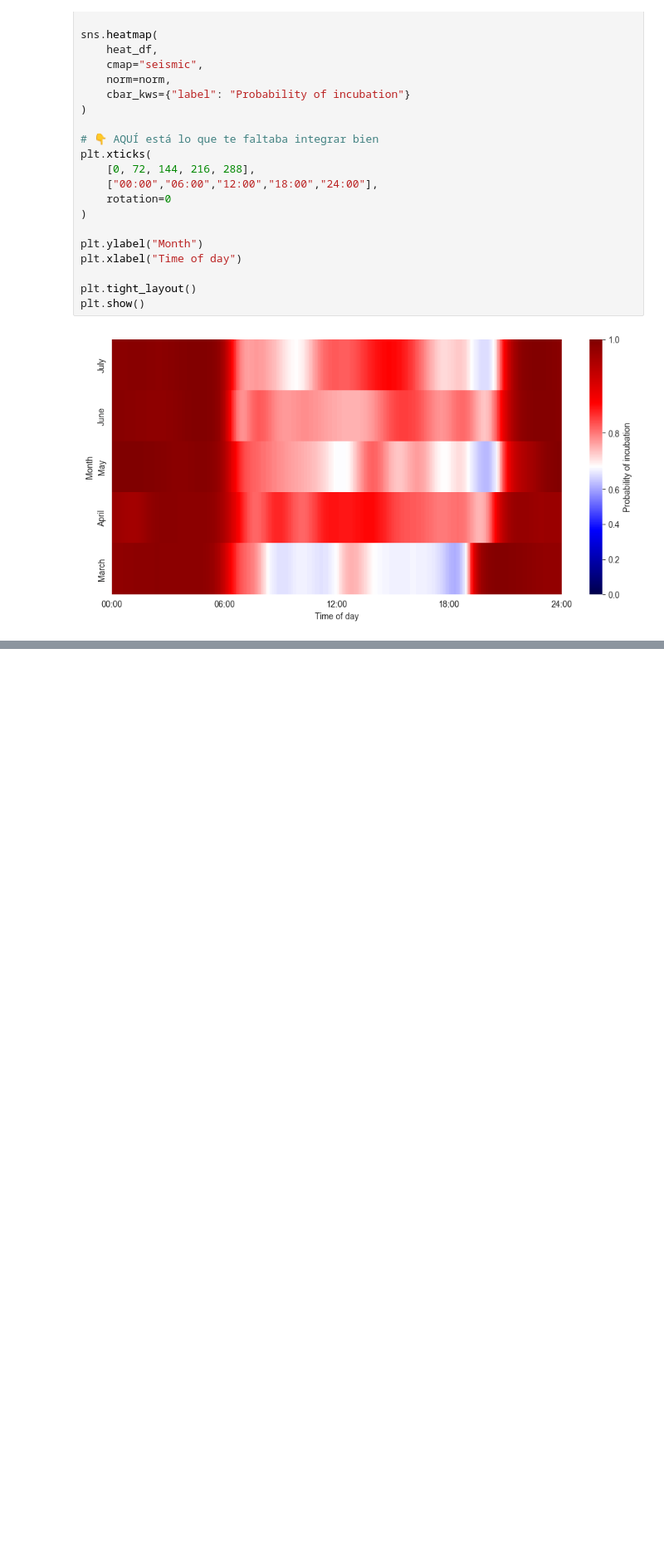
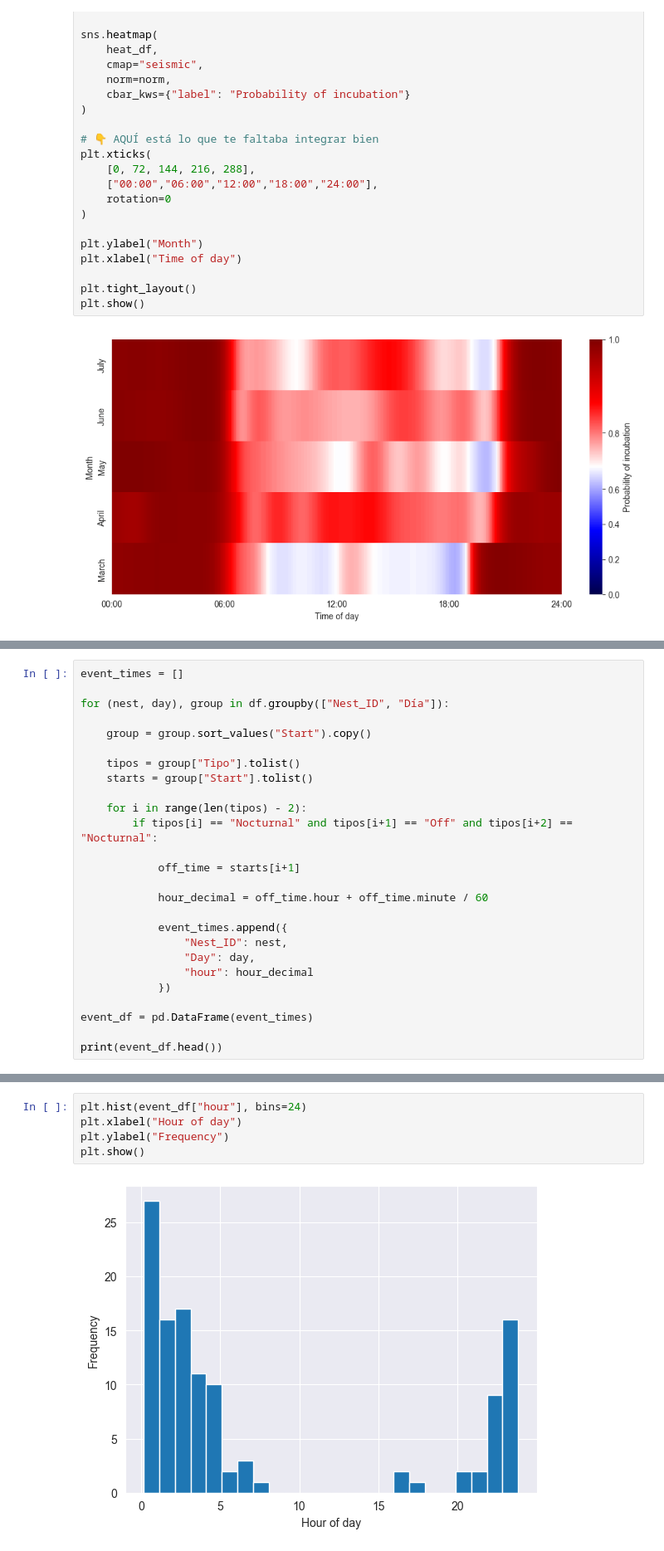
Before and after one commit to jorgelizarazo94/Mimus_sourse, a Jupyter notebook: Supplementary 3.ipynb, the cells around one changed output, grey strips where cells are left out. Shown at 83% size. Drawn from its saved outputs; the diff is of its cells as text; blank space fills up the shorter version.

```diff
--- a/Supplementary 3.ipynb
+++ b/Supplementary 3.ipynb
@@ -591,0 +800,26 @@ plt.show()
+# %%
+event_times = []
+
+for (nest, day), group in df.groupby(["Nest_ID", "Día"]):
+
+    group = group.sort_values("Start").copy()
+
+    tipos = group["Tipo"].tolist()
+    starts = group["Start"].tolist()
+
+    for i in range(len(tipos) - 2):
+        if tipos[i] == "Nocturnal" and tipos[i+1] == "Off" and tipos[i+2] == "Nocturnal":
+
+            off_time = starts[i+1]
+
+            hour_decimal = off_time.hour + off_time.minute / 60
+
+            event_times.append({
+                "Nest_ID": nest,
+                "Day": day,
+                "hour": hour_decimal
+            })
+
+event_df = pd.DataFrame(event_times)
+
+print(event_df.head())
@@ -591,0 +847,7 @@ plt.show()
+# %%
+plt.hist(event_df["hour"], bins=24)
+plt.xlabel("Hour of day")
+plt.ylabel("Frequency")
+plt.show()
+# %% [output]
+[figure, added]
```
Also changed, not shown: parts of 26 cells of this notebook.
